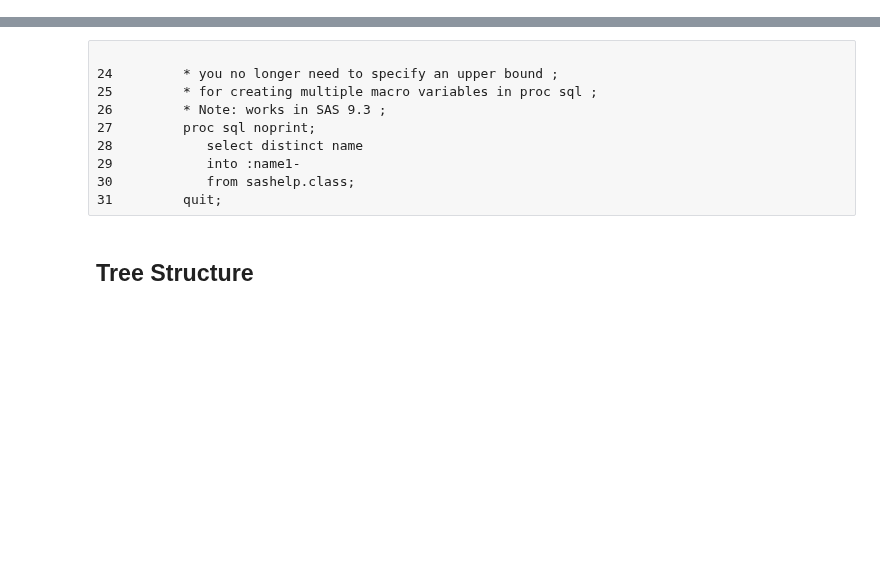
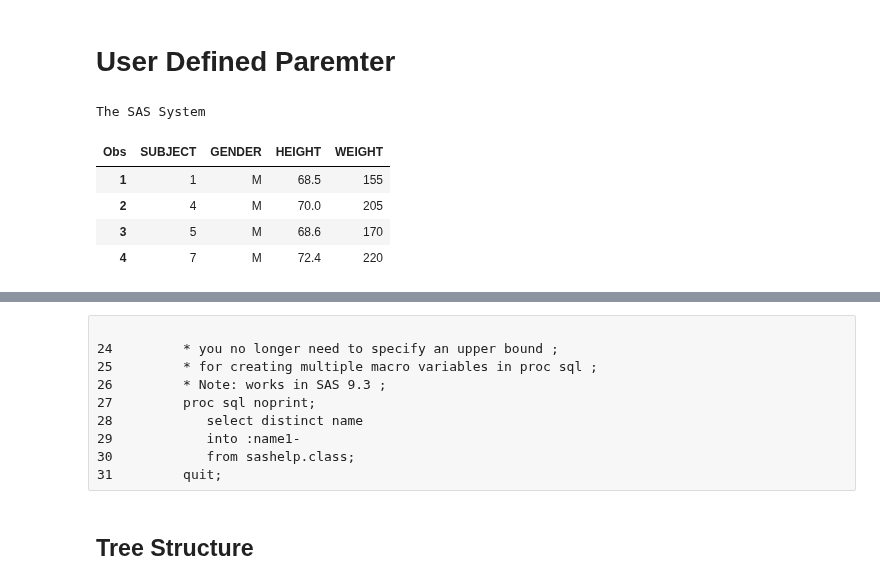
Before and after one commit to kevinwkc/my_sas, a Jupyter notebook: MACRO.ipynb, the cells around one changed output, grey strips where cells are left out. Saved outputs shown, nothing was run; the diff lists cells and outputs as text; code cells hidden in the pictures; blank space fills up the shorter version.

Commit message:
macro everything is TEXT

```diff
--- a/MACRO.ipynb
+++ b/MACRO.ipynb
@@ -4 +149,38 @@ MACRO
+# %% [markdown]
+User Defined Paremter
+========================
+# %%
+DATA HTWT;
+   INPUT SUBJECT GENDER $ HEIGHT WEIGHT;
+DATALINES;
+1 M 68.5 155
+2 F 61.2  99
+3 F 63.0 115
+4 M 70.0 205
+5 M 68.6 170
+6 F 65.1 125
+7 M 72.4 220
+;
+
+
+
+* option 1: macro quote the apostrophe ;
+%let q=%str(%');
+%let name=M;
+
+
+data test;
+   set HTWT;
+   where GENDER=%unquote(&q&name&q);
+run;
+
+PROC PRINT;
+RUN;
+# %% [output]
+The SAS System
+| Obs | SUBJECT | GENDER | HEIGHT | WEIGHT |
+| 1 | 1 | M | 68.5 | 155 |
+| 2 | 4 | M | 70.0 | 205 |
+| 3 | 5 | M | 68.6 | 170 |
+| 4 | 7 | M | 72.4 | 220 |
 # %% [raw]
```
Also changed, not shown: parts of 8 cells of this notebook.
